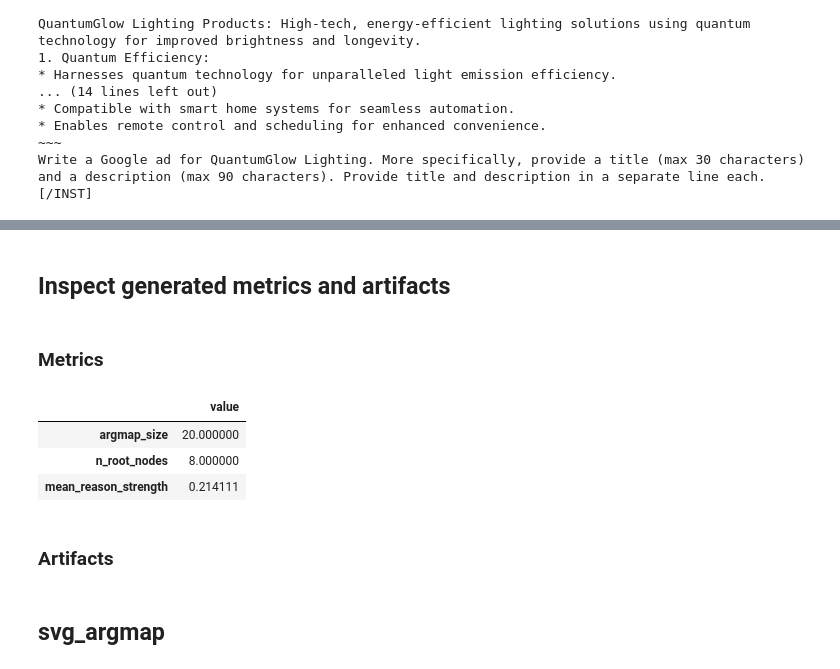
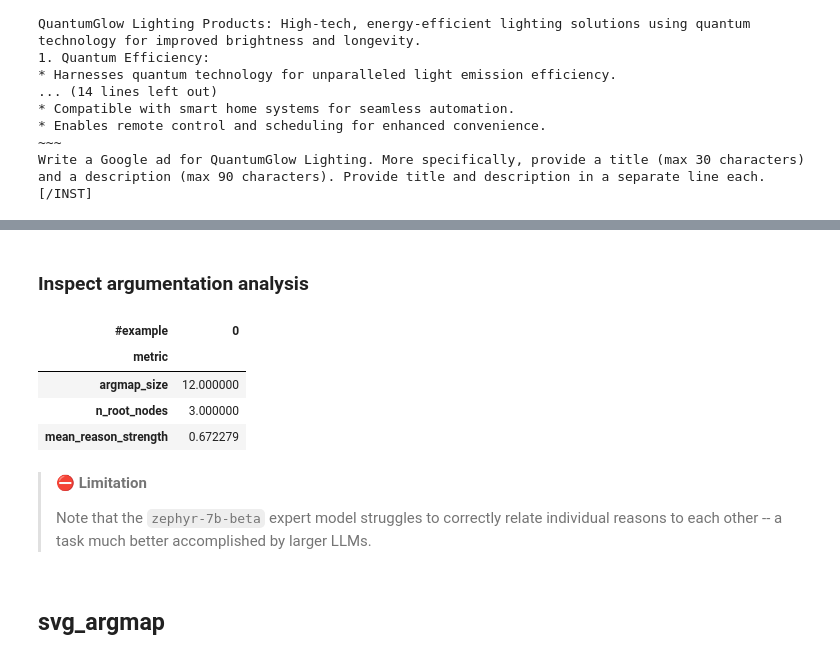
Before and after one commit to logikon-ai/logikon, a Jupyter notebook: examples/monitor_cot_workflow.ipynb, the cells around one changed output, grey strips where cells are left out. Drawn from its saved outputs; the diff is of its cells as text; code cells hidden in the pictures.

```diff
--- a/examples/monitor_cot_workflow.ipynb
+++ b/examples/monitor_cot_workflow.ipynb
@@ -499,17 +516,14 @@ global_kwargs:
 # %% [markdown]
-## Inspect generated metrics and artifacts <a name="inspect"></a>
+### Inspect argumentation analysis <a name="inspect"></a>
 # %%
 df_scores = pd.read_json("outputs/reasoning_traces-scores.jsonl", lines=True)
-# %% [markdown]
-### Metrics
 # %%
 # Display metric scores
-df_scores[config_dict.get("metrics",[])].T.rename(columns={0: "value"})
+df_scores[config_dict.get("metrics",[])].T.rename_axis("#example", axis="columns").rename_axis("metric", axis="rows")
 # %% [output]
-|  | value |
-| argmap_size | 20.000000 |
-| n_root_nodes | 8.000000 |
-| mean_reason_strength | 0.214111 |
+| #example | 0 |
+| metric |  |
+| argmap_size | 12.000000 |
+| n_root_nodes | 3.000000 |
+| mean_reason_strength | 0.672279 |
-# %% [markdown]
-### Artifacts
 # %%
@@ -547,4 +562,8 @@ def render_artifact(artifact_id, data):
   text = str(data)
   text = text[:200] + " ..." if len(text)>200 else text
   return Markdown(f"`{text}`")
+# %% [markdown]
+> ⛔️ **Limitation**
+>
+> Note that the `zephyr-7b-beta` expert model struggles to correctly relate individual reasons to each other -- a task much better accomplished by larger LLMs.
 # %%
```
Also changed, not shown: parts of 37 cells of this notebook.
